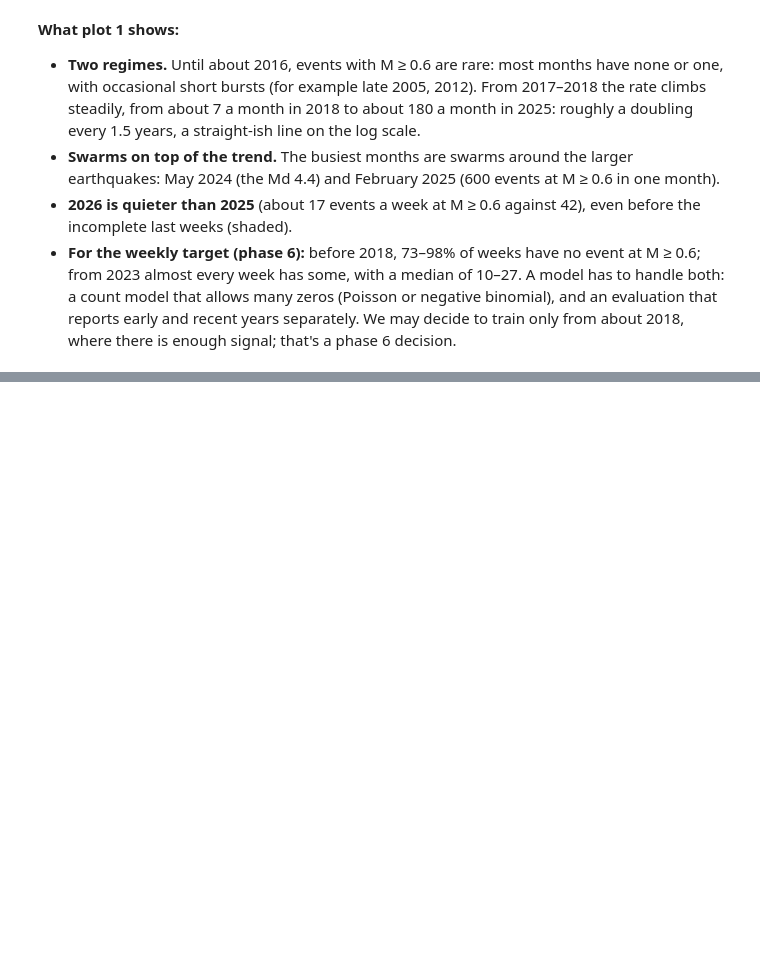
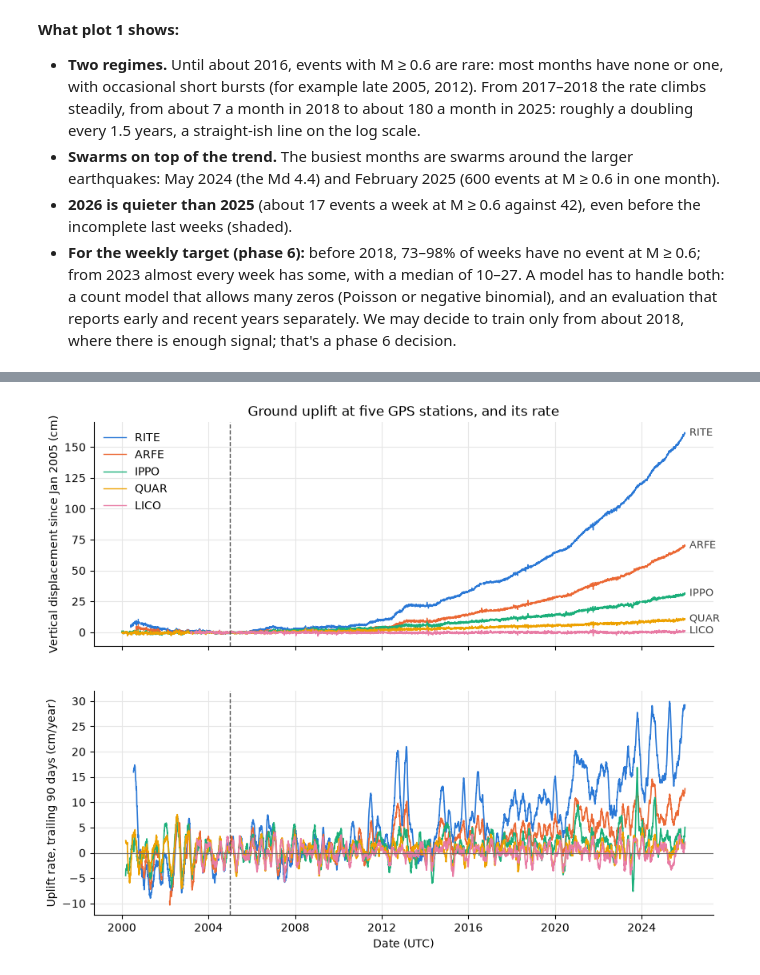
Before and after one commit to PatrickBolton/flegrei-seismicity, a Jupyter notebook: notebooks/02_explore.ipynb, the cells around one changed output, grey strips where cells are left out. Cells and saved outputs as stored; diff of their text form; code cells hidden in the pictures; blank space fills up the shorter version.

```diff
--- a/notebooks/02_explore.ipynb
+++ b/notebooks/02_explore.ipynb
@@ -104,0 +142,26 @@ by_year.round(2)
+# %%
+stations = ["RITE", "ARFE", "IPPO", "QUAR", "LICO"]
+station_colours = ["#2a78d6", "#eb6834", "#1baf7a", "#eda100", "#e87ba4"]
+
+fig, (ax_up, ax_rate) = plt.subplots(2, 1, figsize=(10, 8), sharex=True)
+for station, colour in zip(stations, station_colours):
+    up = station_daily(gps, station)
+    up_cm = (up - up["2005-01"].mean()) * 100
+    ax_up.plot(up_cm.index, up_cm, linewidth=1, color=colour, label=station)
+    ax_up.annotate(station, (up_cm.dropna().index[-1], up_cm.dropna().iloc[-1]),
+                   textcoords="offset points", xytext=(4, 0), va="center", fontsize=9, color="0.25")
+    ax_rate.plot(up.index, trailing_rate(up, 90) * 100, linewidth=1.2, color=colour, label=station)
+
+ax_up.set_ylabel("Vertical displacement since Jan 2005 (cm)")
+ax_up.set_title("Ground uplift at five GPS stations, and its rate")
+ax_up.legend(frameon=False, loc="upper left")
+ax_rate.axhline(0, color="0.4", linewidth=0.8)
+ax_rate.set_ylabel("Uplift rate, trailing 90 days (cm/year)")
+ax_rate.set_xlabel("Date (UTC)")
+for ax in (ax_up, ax_rate):
+    ax.axvline(pd.Timestamp("2005-01-01", tz="UTC"), color="0.3", linewidth=1, linestyle="--")
+    ax.grid(True, which="major", color="0.9", linewidth=0.8)
+    ax.spines[["top", "right"]].set_visible(False)
+plt.show()
+# %% [output]
+[figure, added]
```
Also changed, not shown: parts of 10 cells of this notebook, 1 other file.
